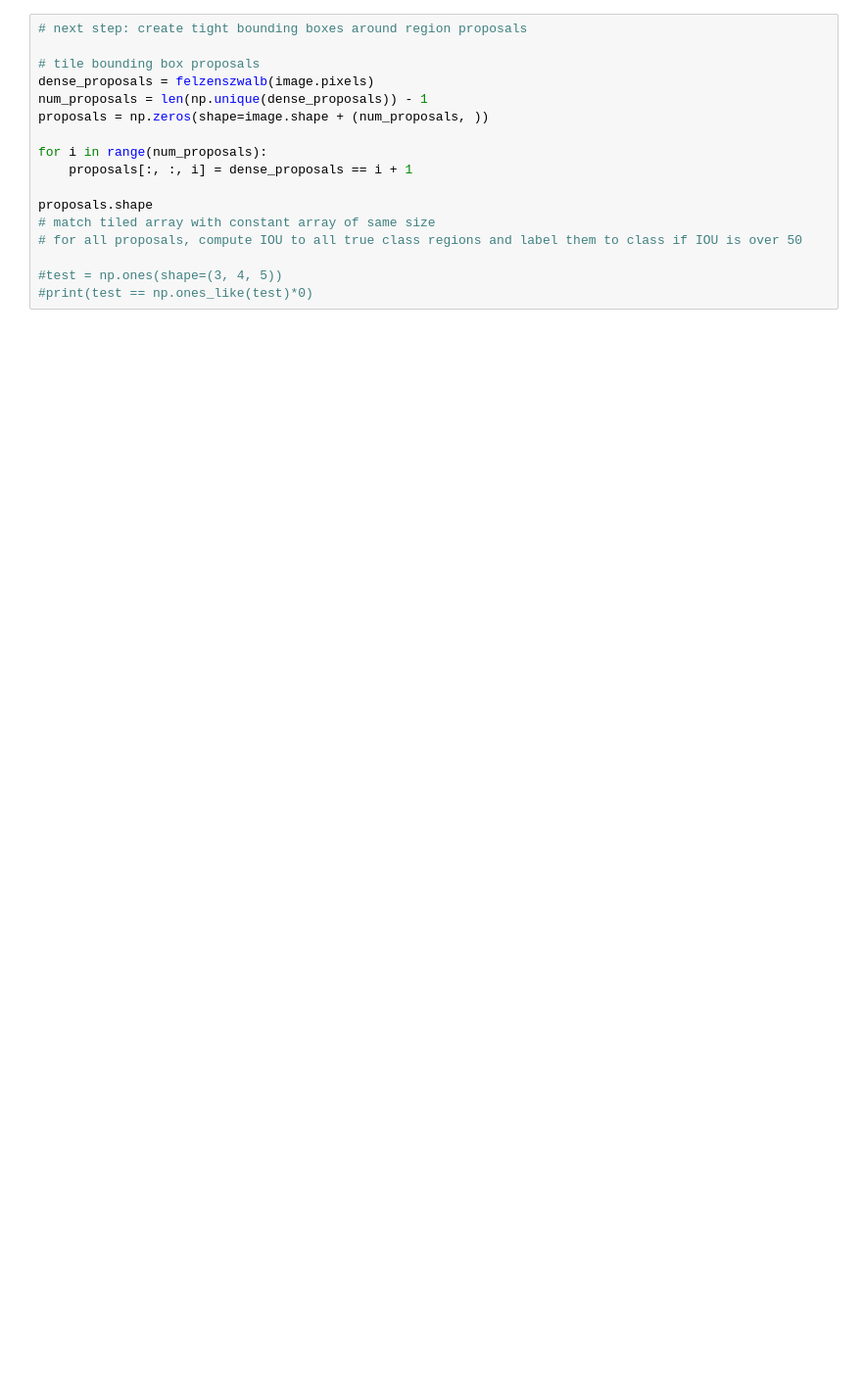
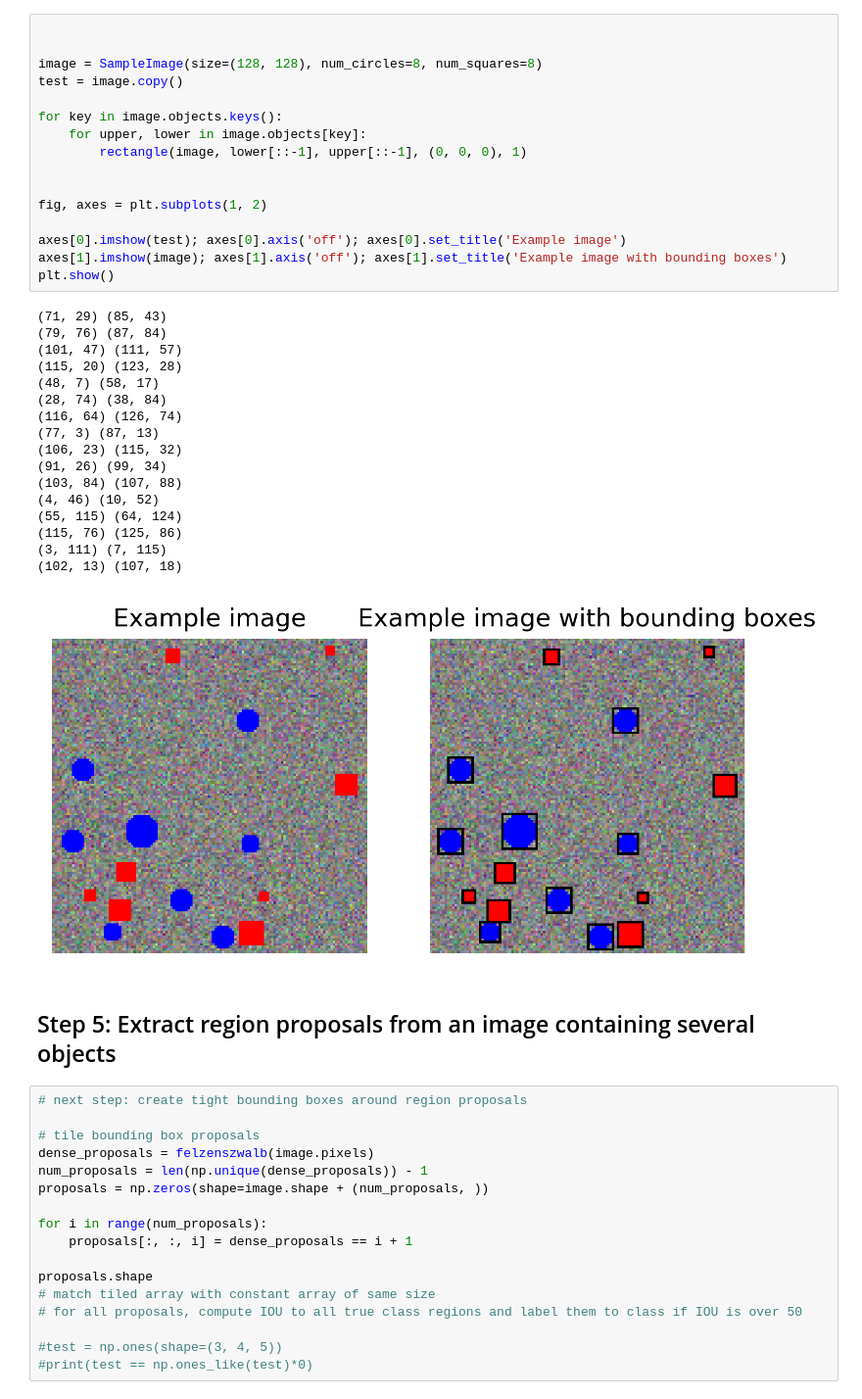
Before and after one commit to IverMartinsen/Tutorials, a Jupyter notebook: R-CNN tutorial.ipynb, the cells around one changed output. Shown at 98% size. Saved outputs shown, nothing was run; the diff lists cells and outputs as text; blank space fills up the shorter version.

Commit message:
completed step 4

```diff
--- a/R-CNN tutorial.ipynb
+++ b/R-CNN tutorial.ipynb
@@ -141,3 +151,39 @@ plt.show()
+# %%
+
+
+image = SampleImage(size=(128, 128), num_circles=8, num_squares=8)
+test = image.copy()
+
+for key in image.objects.keys():
+    for upper, lower in image.objects[key]:
+        rectangle(image, lower[::-1], upper[::-1], (0, 0, 0), 1)
+
+
+fig, axes = plt.subplots(1, 2)
+
+axes[0].imshow(test); axes[0].axis('off'); axes[0].set_title('Example image')
+axes[1].imshow(image); axes[1].axis('off'); axes[1].set_title('Example image with bounding boxes')
+plt.show()
+# %% [output]
+(71, 29) (85, 43)
+(79, 76) (87, 84)
+(101, 47) (111, 57)
+(115, 20) (123, 28)
+(48, 7) (58, 17)
+(28, 74) (38, 84)
+(116, 64) (126, 74)
+(77, 3) (87, 13)
+(106, 23) (115, 32)
+(91, 26) (99, 34)
+(103, 84) (107, 88)
+(4, 46) (10, 52)
+(55, 115) (64, 124)
+(115, 76) (125, 86)
+(3, 111) (7, 115)
+(102, 13) (107, 18)
+[figure, added]
+# %% [markdown]
+## Step 5: Extract region proposals from an image containing several objects
 # %%
 # next step: create tight bounding boxes around region proposals
 
```
Also changed, not shown: parts of 23 cells of this notebook, 2 other files.
